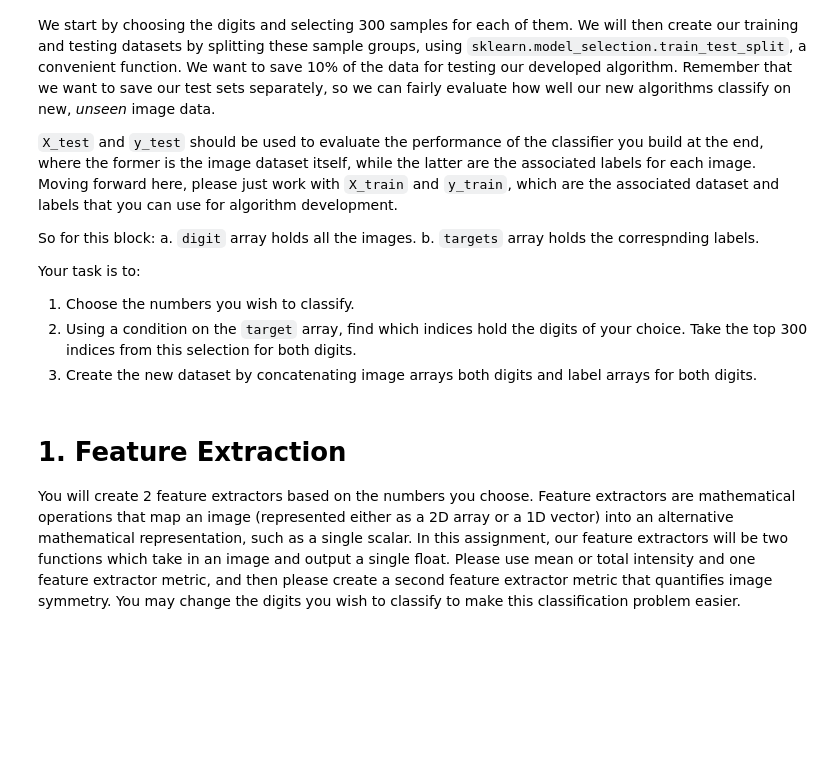
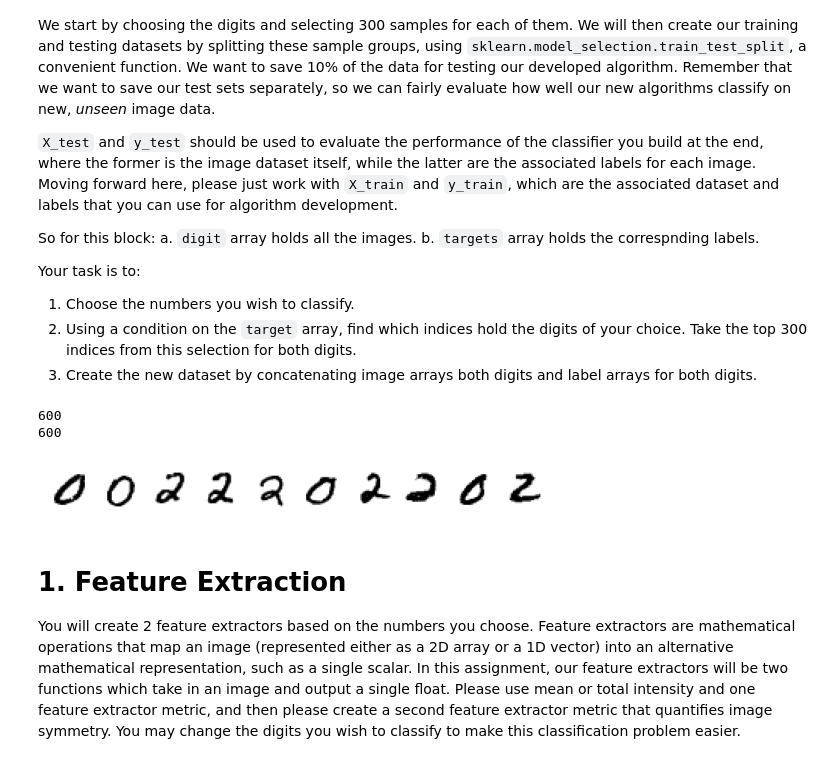
Before and after one commit to guptashrey/BME548L-Machine-Learning-Imaging, a Jupyter notebook: Homework/S2023_HW1.ipynb, the cells around one changed output. Saved outputs shown, nothing was run; the diff lists cells and outputs as text; code cells hidden in the pictures; blank space fills up the shorter version.

```diff
--- a/Homework/S2023_HW1.ipynb
+++ b/Homework/S2023_HW1.ipynb
@@ -55,26 +57,30 @@ Your task is to:
 # %%
 from sklearn.model_selection import train_test_split
 import numpy as np
 
-number_a =  # TODO choose your digit
-number_b =  # TODO choose your digit
+number_a =  0 # TODO choose your digit
+number_b =  2 # TODO choose your digit
 
-digit_a_indexes = # select 300 indices for number a
-digit_b_indexes = # select 300 indices for number b
+digit_a_indexes = np.where(target==number_a)[0][:300] # select 300 indices for number a
+digit_b_indexes = np.where(target==number_b)[0][:300] # select 300 indices for number b
 
 # replace <> with correct arrays
-targets = np.concatenate((<labels of digit a>, <labels of digit b>))
+targets = np.concatenate((target[digit_a_indexes], target[digit_b_indexes]))
 print(targets.shape[0]) # must be 600
-images = np.concatenate((<images of digit a>, <images of digit b>))
+images = np.concatenate((digit[digit_a_indexes], digit[digit_b_indexes]))
 print(images.shape[0]) # must be 600
 
 X_train, X_test, y_train, y_test = train_test_split(images, targets, test_size=0.1, random_state=42)
 
 for index, image in enumerate(X_train[:10]):
     plt.subplot(1, 10, index + 1)
     plt.axis('off')
     plt.imshow(image, cmap=plt.cm.gray_r)
 plt.show()
+# %% [output]
+600
+600
+[figure, added]
 # %% [markdown]
 # 1. Feature Extraction
 
```
Also changed, not shown: parts of 19 cells of this notebook, 1 other file.
